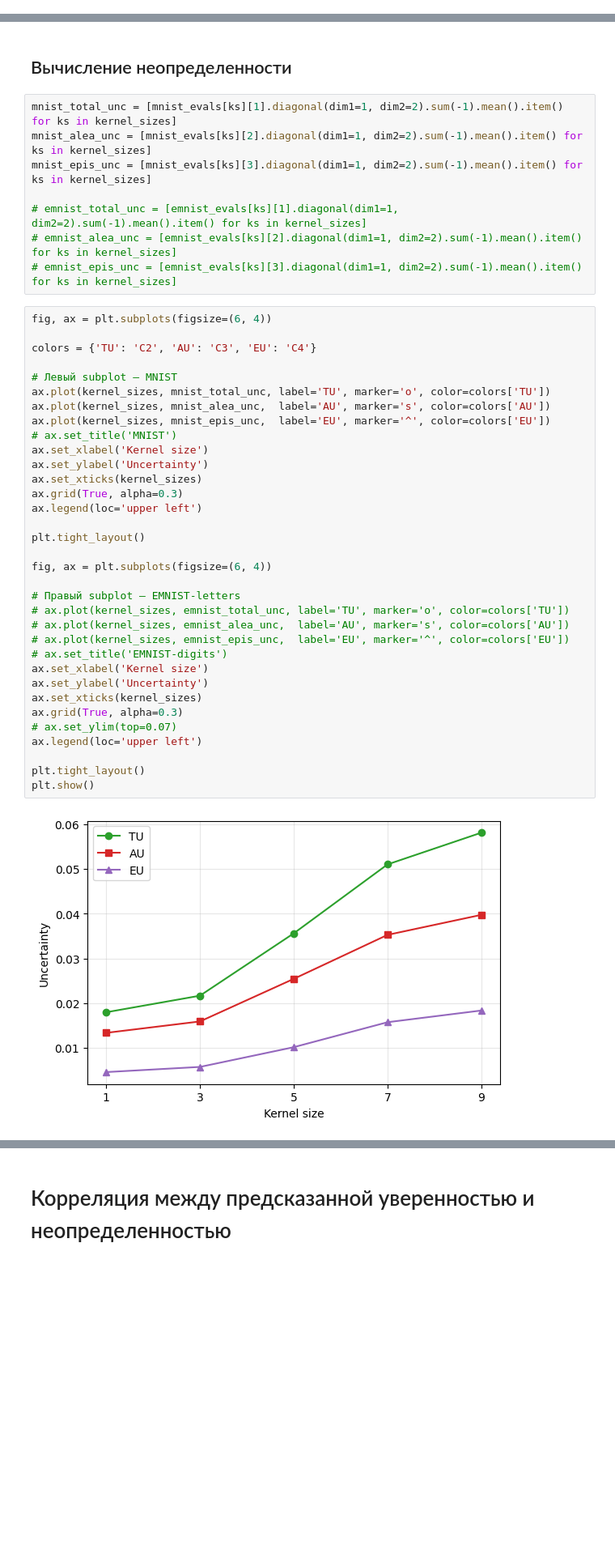
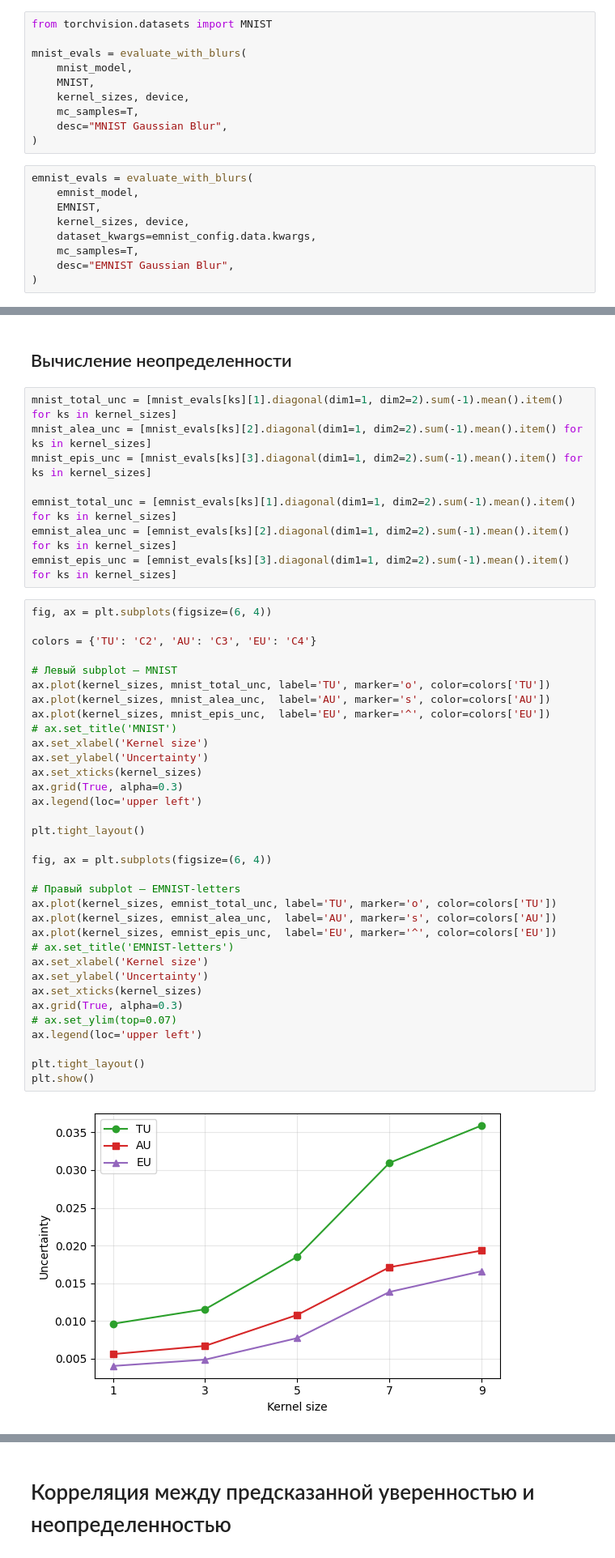
Before and after one commit to qosquo/bayes_nn, a Jupyter notebook: experiments/mnist_vs_emnist-letters_comparison.ipynb, the cells around one changed output, grey strips where cells are left out. Shown at 81% size. Saved outputs shown, nothing was run; the diff lists cells and outputs as text; blank space fills up the shorter version.

```diff
--- a/experiments/mnist_vs_emnist-letters_comparison.ipynb
+++ b/experiments/mnist_vs_emnist-letters_comparison.ipynb
@@ -173,0 +259,19 @@ emnist_evals = evaluate_with_blurs(
+# %%
+from torchvision.datasets import MNIST
+
+mnist_evals = evaluate_with_blurs(
+    mnist_model,
+    MNIST,
+    kernel_sizes, device,
+    mc_samples=T,
+    desc="MNIST Gaussian Blur",
+)
+# %%
+emnist_evals = evaluate_with_blurs(
+    emnist_model,
+    EMNIST,
+    kernel_sizes, device,
+    dataset_kwargs=emnist_config.data.kwargs,
+    mc_samples=T,
+    desc="EMNIST Gaussian Blur",
+)
@@ -212,42 +356,42 @@ mnist_total_unc = [mnist_evals[ks][1].diagonal(dim1=1, dim2=2).sum(-1).mean().it
 mnist_alea_unc = [mnist_evals[ks][2].diagonal(dim1=1, dim2=2).sum(-1).mean().item() for ks in kernel_sizes]
 mnist_epis_unc = [mnist_evals[ks][3].diagonal(dim1=1, dim2=2).sum(-1).mean().item() for ks in kernel_sizes]
 
-# emnist_total_unc = [emnist_evals[ks][1].diagonal(dim1=1, dim2=2).sum(-1).mean().item() for ks in kernel_sizes]
-# emnist_alea_unc = [emnist_evals[ks][2].diagonal(dim1=1, dim2=2).sum(-1).mean().item() for ks in kernel_sizes]
-# emnist_epis_unc = [emnist_evals[ks][3].diagonal(dim1=1, dim2=2).sum(-1).mean().item() for ks in kernel_sizes]
+emnist_total_unc = [emnist_evals[ks][1].diagonal(dim1=1, dim2=2).sum(-1).mean().item() for ks in kernel_sizes]
+emnist_alea_unc = [emnist_evals[ks][2].diagonal(dim1=1, dim2=2).sum(-1).mean().item() for ks in kernel_sizes]
+emnist_epis_unc = [emnist_evals[ks][3].diagonal(dim1=1, dim2=2).sum(-1).mean().item() for ks in kernel_sizes]
 # %%
 fig, ax = plt.subplots(figsize=(6, 4))
 
 colors = {'TU': 'C2', 'AU': 'C3', 'EU': 'C4'}
 
 # Левый subplot — MNIST
 ax.plot(kernel_sizes, mnist_total_unc, label='TU', marker='o', color=colors['TU'])
 ax.plot(kernel_sizes, mnist_alea_unc,  label='AU', marker='s', color=colors['AU'])
 ax.plot(kernel_sizes, mnist_epis_unc,  label='EU', marker='^', color=colors['EU'])
 # ax.set_title('MNIST')
 ax.set_xlabel('Kernel size')
 ax.set_ylabel('Uncertainty')
 ax.set_xticks(kernel_sizes)
 ax.grid(True, alpha=0.3)
 ax.legend(loc='upper left')
 
 plt.tight_layout()
 
 fig, ax = plt.subplots(figsize=(6, 4))
 
 # Правый subplot — EMNIST-letters
-# ax.plot(kernel_sizes, emnist_total_unc, label='TU', marker='o', color=colors['TU'])
-# ax.plot(kernel_sizes, emnist_alea_unc,  label='AU', marker='s', color=colors['AU'])
-# ax.plot(kernel_sizes, emnist_epis_unc,  label='EU', marker='^', color=colors['EU'])
-# ax.set_title('EMNIST-digits')
+ax.plot(kernel_sizes, emnist_total_unc, label='TU', marker='o', color=colors['TU'])
+ax.plot(kernel_sizes, emnist_alea_unc,  label='AU', marker='s', color=colors['AU'])
+ax.plot(kernel_sizes, emnist_epis_unc,  label='EU', marker='^', color=colors['EU'])
+# ax.set_title('EMNIST-letters')
 ax.set_xlabel('Kernel size')
 ax.set_ylabel('Uncertainty')
 ax.set_xticks(kernel_sizes)
 ax.grid(True, alpha=0.3)
 # ax.set_ylim(top=0.07)
 ax.legend(loc='upper left')
 
 plt.tight_layout()
 plt.show()
 # %% [output]
-[figure, old version]
+[figure, new version]
```
Also changed, not shown: parts of 39 cells of this notebook, 4 other files.
